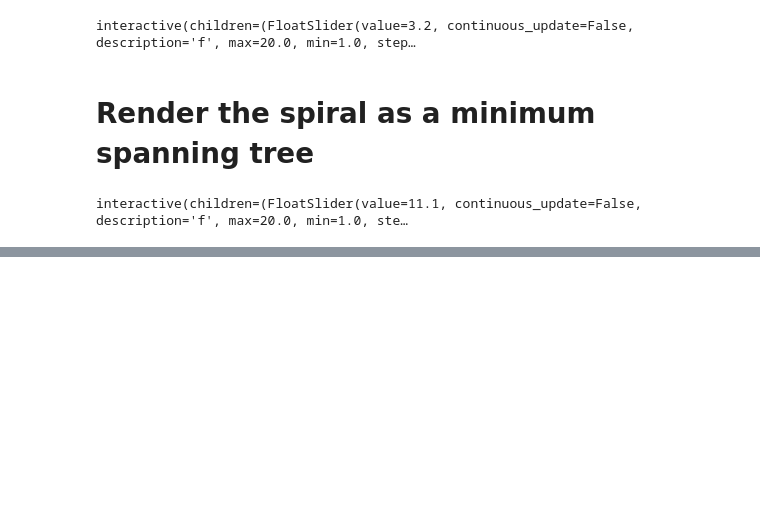
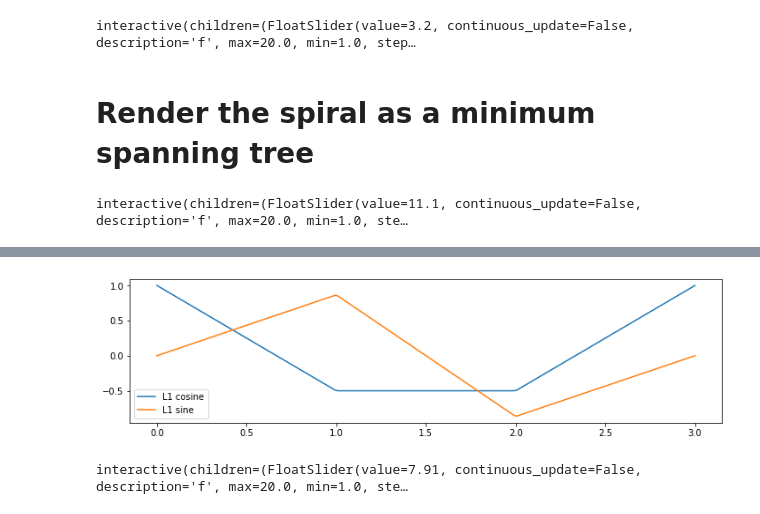
Before and after one commit to ptleskin/QuasiRandomCircle, a Jupyter notebook: QuasiRandomCircleFill.ipynb, the cells around one changed output, grey strips where cells are left out. Saved outputs shown, nothing was run; the diff lists cells and outputs as text; code cells hidden in the pictures; blank space fills up the shorter version.

```diff
--- a/QuasiRandomCircleFill.ipynb
+++ b/QuasiRandomCircleFill.ipynb
@@ -141,0 +257,38 @@ interactive(children=(FloatSlider(value=11.1, continuous_update=False, descripti
+# %%
+def cos_tri(x):
+  '''
+  Variation of cosine for triangular metric
+  '''
+  x = (x)%3.0
+  if x<1:
+    return 1.0-1.5*x
+  elif x<2:
+    return -0.5
+  else:
+    return 1.5*x-3.5
+
+def sin_tri(x, s=(3**0.5)/2):
+  '''
+  Variation of sine for L1 metric
+  '''
+  x = (x)%3.0
+  if x<1:
+    return s*x
+  elif x<2:
+    return (3-2*x)*s
+  else:
+    return (x-3)*s
+
+X=np.linspace(0,3, 200)
+Y=np.vectorize(cos_tri)(X)
+Y2=np.vectorize(sin_tri)(X)
+
+fig = plt.figure(figsize=[12.0, 3.0])
+ax = fig.add_subplot(1, 1, 1)
+
+ax.plot(X,Y, label="L1 cosine"), ax.plot(X,Y2, label="L1 sine")
+ax.legend()
+
+plt.show()
+# %% [output]
+[figure, added]
@@ -141,0 +317,8 @@ interactive(children=(FloatSlider(value=11.1, continuous_update=False, descripti
+# %%
+_ = ipywidgets.interact(updateTriangleSpiral,
+                      N=ipywidgets.IntSlider(min=100, max=5000, step=25, value=2500, continuous_update=False),
+                      f=ipywidgets.FloatSlider(min=1.0, max=20.0, step=0.01, value=7.91, continuous_update=False),
+                      pow=ipywidgets.FloatSlider(min=0.25, max=0.90, step=0.01, value=0.5, continuous_update=False)
+                      )
+# %% [output]
+interactive(children=(FloatSlider(value=7.91, continuous_update=False, description='f', max=20.0, min=1.0, ste…
```
Also changed, not shown: parts of 10 cells of this notebook.
